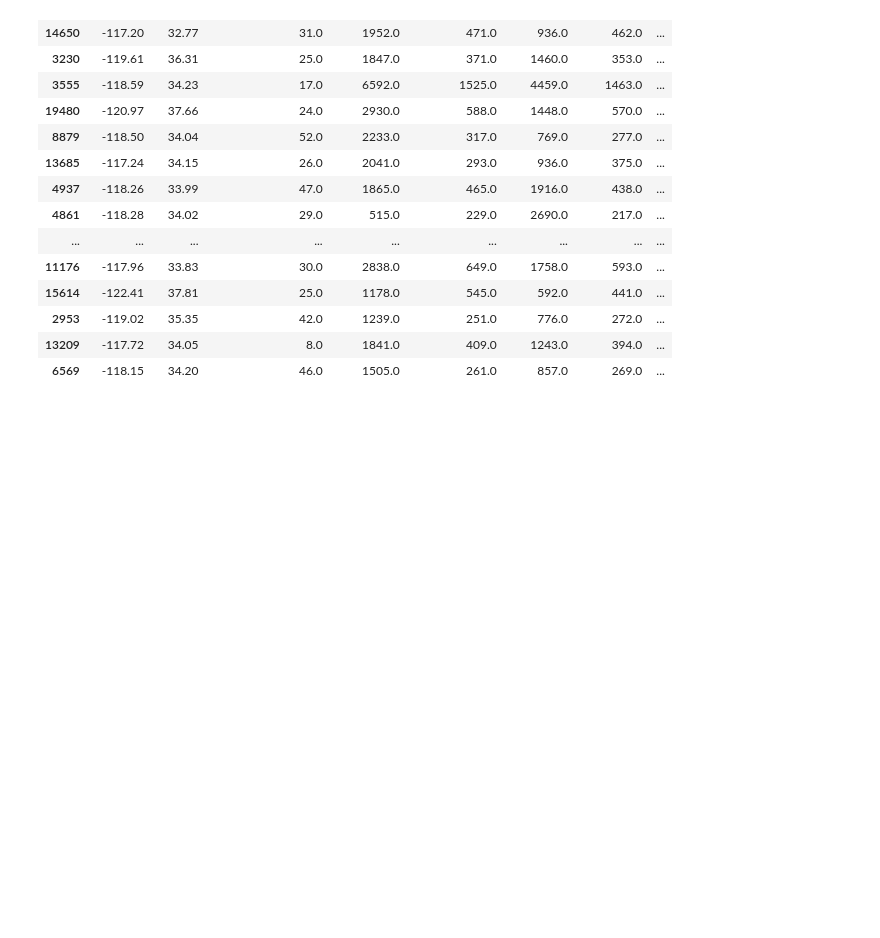
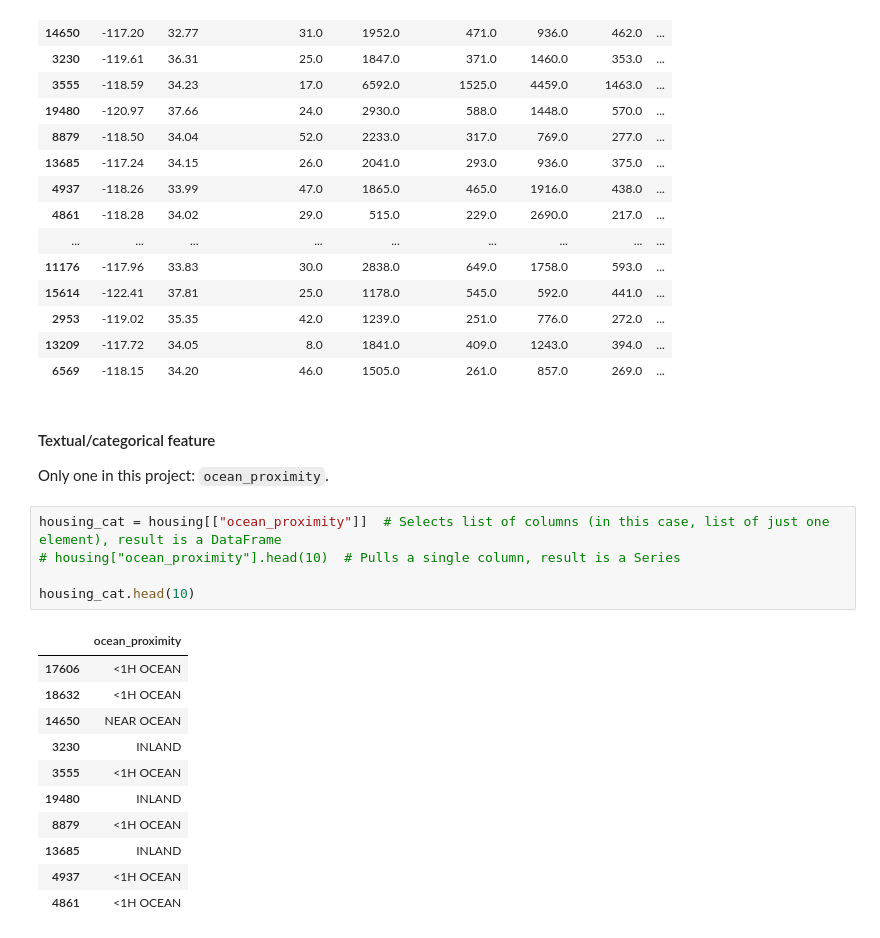
Before and after one commit to jarvisrob/hands-on-ml-book, a Jupyter notebook: Housing.ipynb, the cells around one changed output. Cells and saved outputs as stored; diff of their text form; blank space fills up the shorter version.

Commit message:
Imputed missing numerical variables, encoding of categorical variables

```diff
--- a/Housing.ipynb
+++ b/Housing.ipynb
@@ -390,3 +409,23 @@ housing_tr.head(20)
 | 2953 | -119.02 | 35.35 | 42.0 | 1239.0 | 251.0 | 776.0 | 272.0 | ... |
 | 13209 | -117.72 | 34.05 | 8.0 | 1841.0 | 409.0 | 1243.0 | 394.0 | ... |
 | 6569 | -118.15 | 34.20 | 46.0 | 1505.0 | 261.0 | 857.0 | 269.0 | ... |
+# %% [markdown]
+#### Textual/categorical feature
+Only one in this project: `ocean_proximity`.
+# %%
+housing_cat = housing[["ocean_proximity"]]  # Selects list of columns (in this case, list of just one element), result is a DataFrame
+# housing["ocean_proximity"].head(10)  # Pulls a single column, result is a Series
+
+housing_cat.head(10)
+# %% [output]
+|  | ocean_proximity |
+| 17606 | <1H OCEAN |
+| 18632 | <1H OCEAN |
+| 14650 | NEAR OCEAN |
+| 3230 | INLAND |
+| 3555 | <1H OCEAN |
+| 19480 | INLAND |
+| 8879 | <1H OCEAN |
+| 13685 | INLAND |
+| 4937 | <1H OCEAN |
+| 4861 | <1H OCEAN |
```
Also changed, not shown: parts of 12 cells of this notebook.
